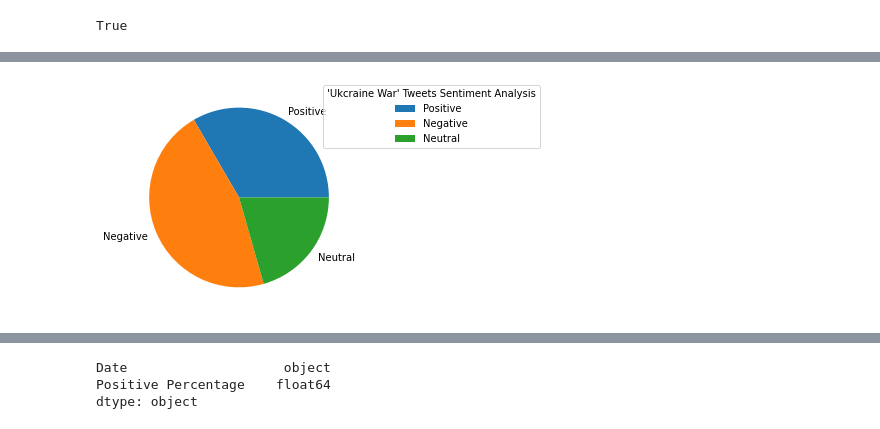
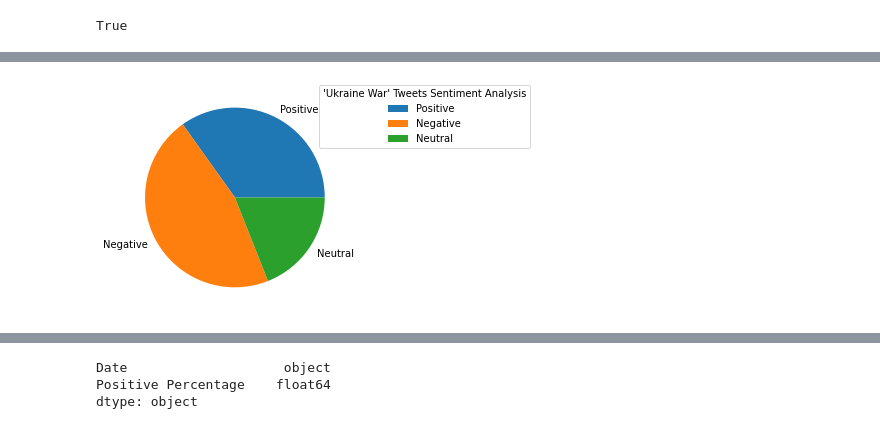
Before and after one commit to DrAmy-Data/CA2_S2, a Jupyter notebook: CA2_SEM2.ipynb, the cells around one changed output, grey strips where cells are left out. Drawn from its saved outputs; the diff is of its cells as text; code cells hidden in the pictures.

```diff
--- a/CA2_SEM2.ipynb
+++ b/CA2_SEM2.ipynb
@@ -600,16 +607,16 @@ neutral number:  1544
 # %%
 import matplotlib.pyplot as plt
 import numpy as np
 
 y = np.array([len(positive_list), len(negative_list), len(neutral_list)])
 mylabels = ["Positive", "Negative", "Neutral"]
 
 plt.pie(y, labels = mylabels)
-plt.legend(title = "'Ukcraine War' Tweets Sentiment Analysis", loc="upper left", bbox_to_anchor=(0.85,1.025), )
+plt.legend(title = "'Ukraine War' Tweets Sentiment Analysis", loc="upper left", bbox_to_anchor=(0.85,1.025), )
 plt.subplots_adjust(left=0.1, bottom=0.1, right=0.75)
 plt.show()
 # %% [output]
-[figure, old version]
+[figure, new version]
 # %%
 # Time series Analysis
 #!pip install scikit-learn
```
Also changed, not shown: parts of 48 cells of this notebook, 1 other file.
